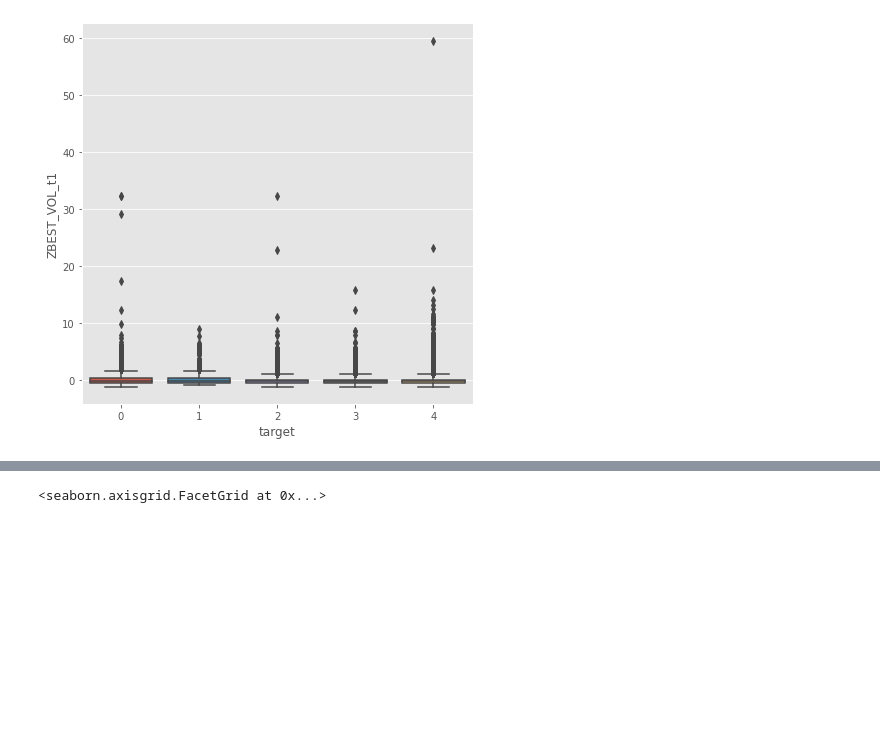
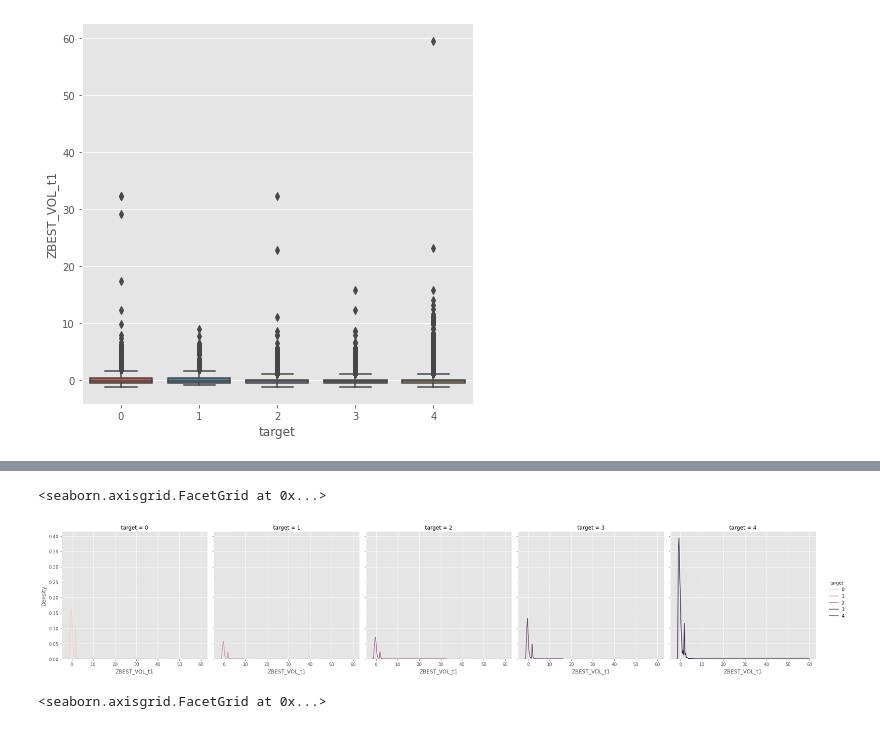
Before and after one commit to oscarm524/Data-Mining-Cup, a Jupyter notebook: DMC-2008/Data_Exploration/Data_Exploration.ipynb, the cells around one changed output, grey strips where cells are left out. Saved outputs shown, nothing was run; the diff lists cells and outputs as text; code cells hidden in the pictures; blank space fills up the shorter version.

```diff
--- a/DMC-2008/Data_Exploration/Data_Exploration.ipynb
+++ b/DMC-2008/Data_Exploration/Data_Exploration.ipynb
@@ -69,3 +70,8 @@ sns.histplot(data = a, x = 'ZBEST_VOL_t1')
+# %%
+sns.displot(data = train, x = 'ZBEST_VOL_t1', hue = 'target', kind = 'kde', col = 'target')
+# %% [output]
+<seaborn.axisgrid.FacetGrid at 0x...>
+[figure, added]
 # %%
 f, ax = plt.subplots(figsize = (10, 8))
 sns.displot(data = train, x = 'ZBEST_VOL_t1', hue = 'target', kind = 'kde', fill = True)
```
Also changed, not shown: parts of 3 cells of this notebook.
